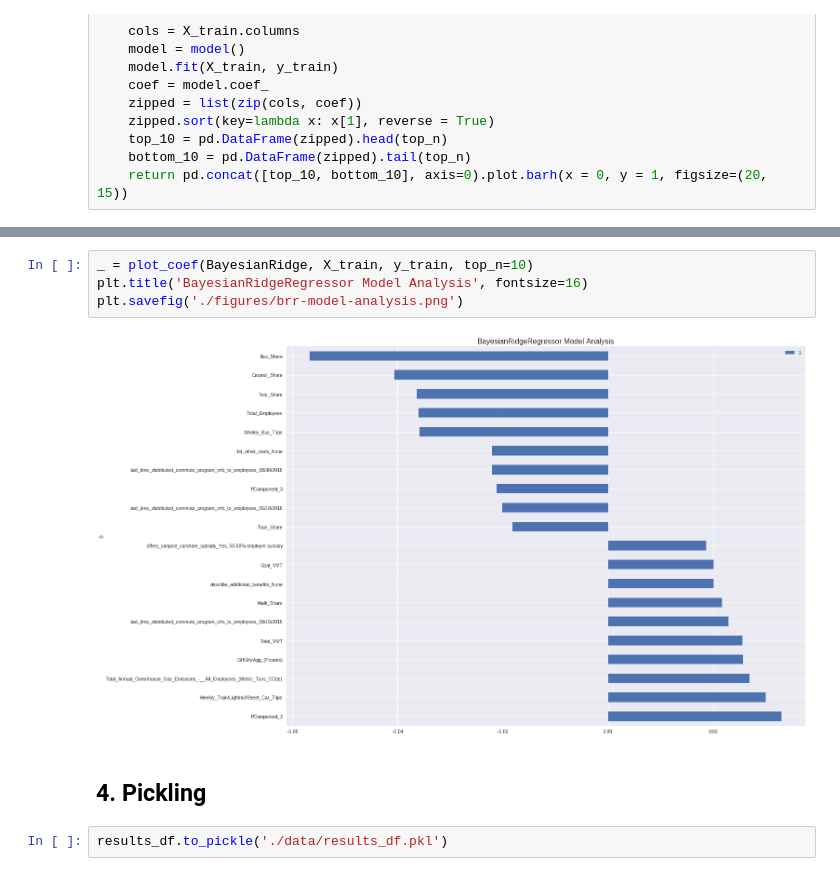
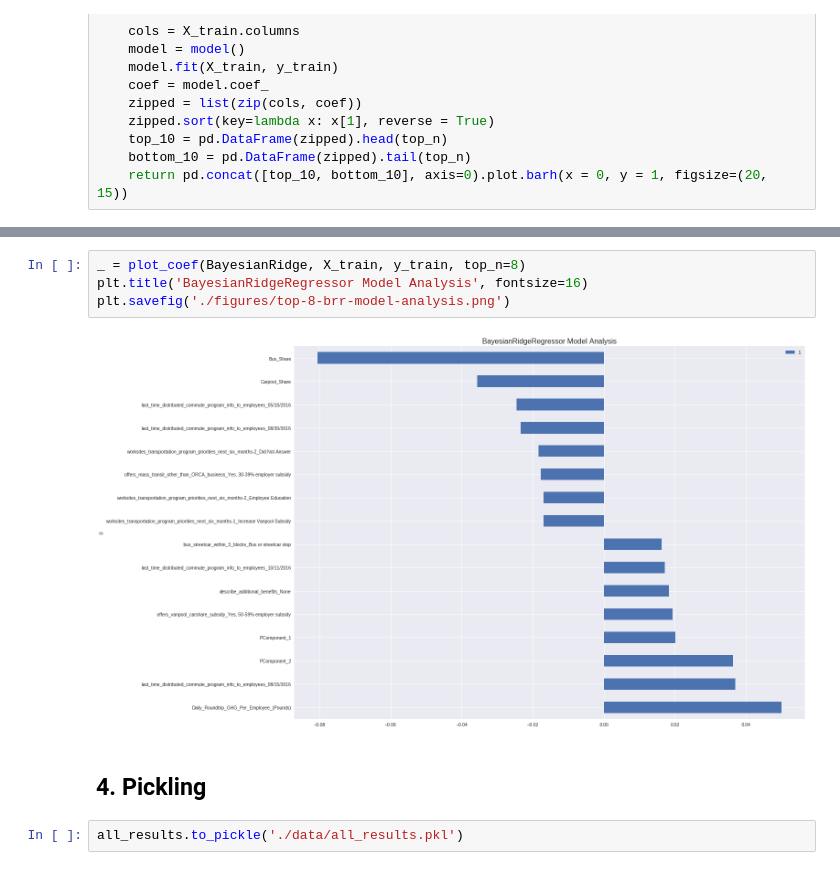
Before and after one commit to cvezie/DSI-Capstone, a Jupyter notebook: ipynb/09-run-models.ipynb, the cells around one changed output, grey strips where cells are left out. Drawn from its saved outputs; the diff is of its cells as text.

```diff
--- a/ipynb/09-run-models.ipynb
+++ b/ipynb/09-run-models.ipynb
@@ -109,10 +150,10 @@ plt.savefig('./figures/lasso-model-analysis.png')
 # %%
-_ = plot_coef(BayesianRidge, X_train, y_train, top_n=10)
+_ = plot_coef(BayesianRidge, X_train, y_train, top_n=8)
 plt.title('BayesianRidgeRegressor Model Analysis', fontsize=16)
-plt.savefig('./figures/brr-model-analysis.png')
+plt.savefig('./figures/top-8-brr-model-analysis.png')
 # %% [output]
-[figure, old version]
+[figure, new version]
 # %% [markdown]
 ## 4. Pickling
 # %%
-results_df.to_pickle('./data/results_df.pkl')
+all_results.to_pickle('./data/all_results.pkl')
```
Also changed, not shown: parts of 6 cells of this notebook, 6 other files.
